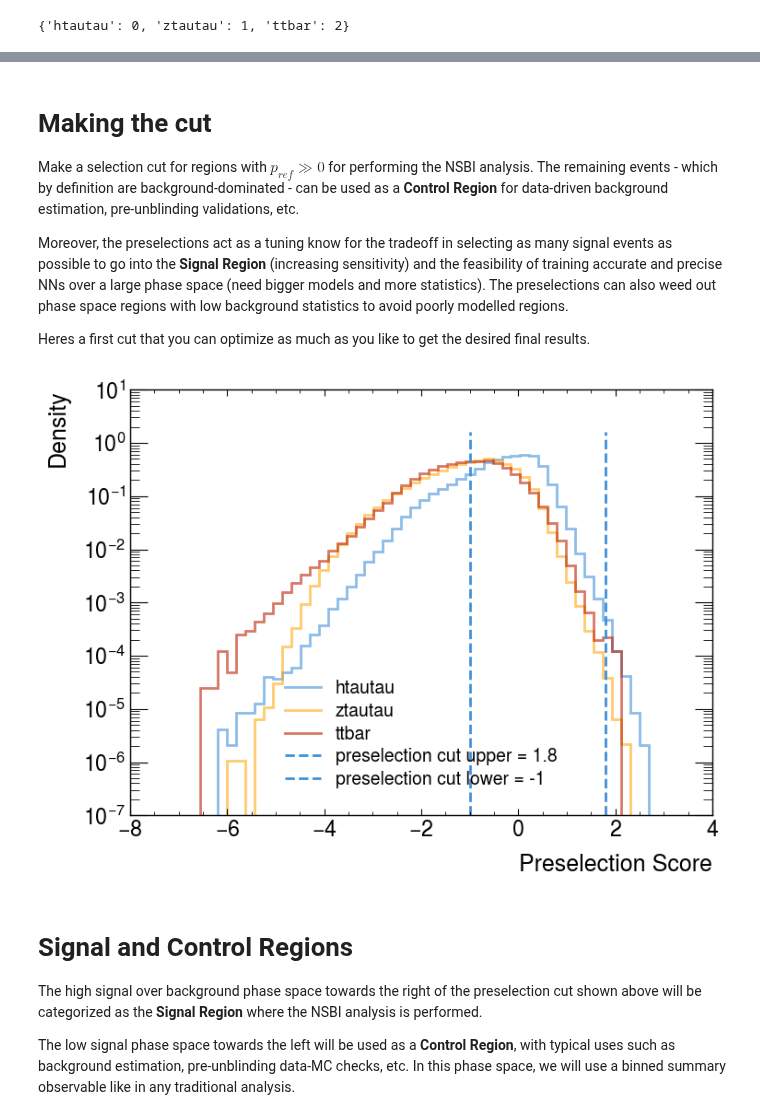
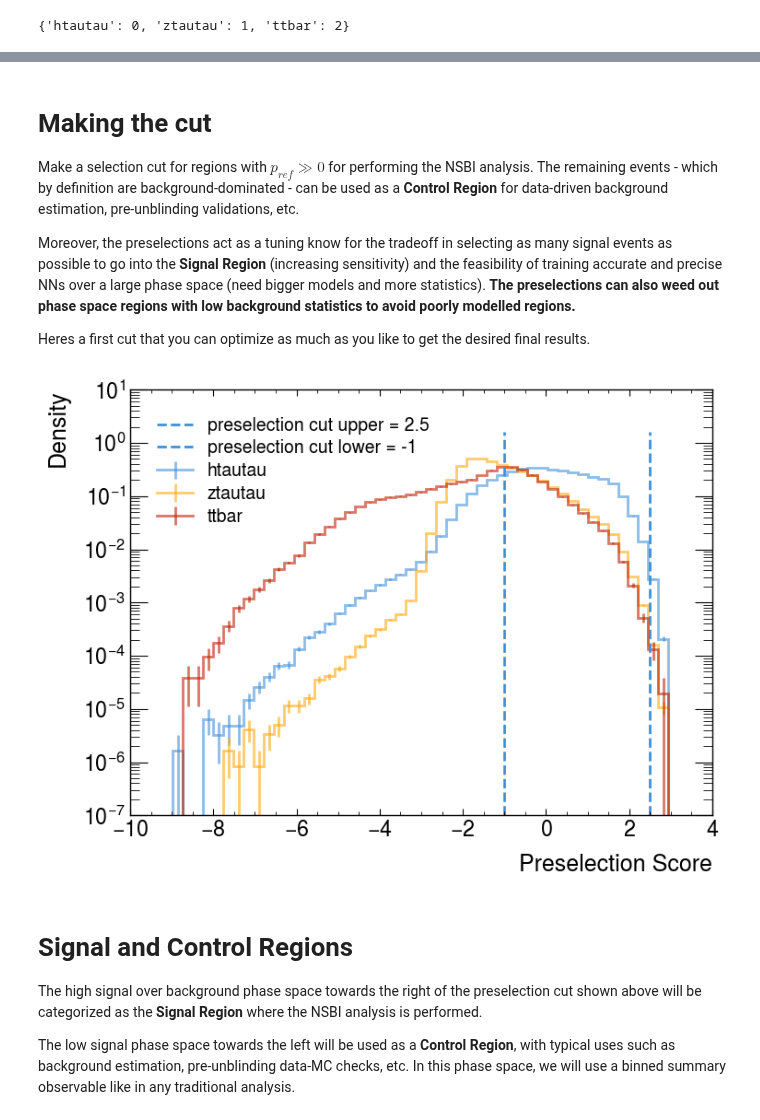
Before and after one commit to CrossGo14/NSBI-workflow-tutorial, a Jupyter notebook: FAIR_universe_Higgs_tautau/Neural_Likelihood_Ratio_Estimation.ipynb, the cells around one changed output, grey strips where cells are left out. Cells and saved outputs as stored; diff of their text form; code cells hidden in the pictures.

```diff
--- a/FAIR_universe_Higgs_tautau/Neural_Likelihood_Ratio_Estimation.ipynb
+++ b/FAIR_universe_Higgs_tautau/Neural_Likelihood_Ratio_Estimation.ipynb
@@ -160,7 +160,7 @@ preselectionTraining = TrainEvaluatePreselNN(dataset_incl_nominal, num_classes,
 # %%
 if USE_SAVED_PRESEL_PREDICTIONS:
     presel_score_incl = np.load(f"{saved_data}presel_score_incl.npy")
-    presel_score_incl = np.log(presel_score_incl)
+
 
 else:
     if not USE_SAVED_MODEL_PRESEL:
@@ -201,15 +198,20 @@ max_pred = np.amax(presel_score)
 bins = np.linspace(min_pred, max_pred, num=50)
 
 hist_NN_output = {}
+hist_NN_output_errs = {}
+
 for key in labels_dict:
     hist_NN_output[key], _ = np.histogram(presel_score[train_labels==labels_dict[key]],
                                           weights = weights[train_labels==labels_dict[key]], bins=bins)
+
+    hist_NN_output_errs[key], _ = np.histogram(presel_score[train_labels==labels_dict[key]],
+                                          weights = weights[train_labels==labels_dict[key]]**2, bins=bins)
 
 
 for key in labels_dict:
     hep.histplot(hist_NN_output[key], bins=bins,
              alpha=0.6, label=key,
-             density=True, linewidth=2.0)
+             density=True, linewidth=2.0, yerr = np.sqrt(hist_NN_output_errs[key]))
 
 plt.xlabel("Preselection Score", size=18)
 plt.ylabel("Density", size=18)
@@ -224,32 +226,33 @@ Making the cut
 
 Make a selection cut for regions with $p_{ref} \gg 0$ for performing the NSBI analysis. The remaining events - which by definition are background-dominated - can be used as a **Control Region** for data-driven background estimation, pre-unblinding validations, etc.
 
-Moreover, the preselections act as a tuning know for the tradeoff in selecting as many signal events as possible to go into the **Signal Region** (increasing sensitivity) and the feasibility of training accurate and precise NNs over a large phase space (need bigger models and more statistics). The preselections can also weed out phase space regions with low background statistics to avoid poorly modelled regions.
+Moreover, the preselections act as a tuning know for the tradeoff in selecting as many signal events as possible to go into the **Signal Region** (increasing sensitivity) and the feasibility of training accurate and precise NNs over a large phase space (need bigger models and more statistics). **The preselections can also weed out phase space regions with low background statistics to avoid poorly modelled regions.**
 
 Heres a first cut that you can optimize as much as you like to get the desired final results.
 # %%
 # Play around with these selections - decrease if estimators are unbiased but need more sensitivity and increase if the model is biased to reduce complexity
-preselection_cuts = {'upper': 1.8, 'lower': -1}
+preselection_cuts = {'upper': 2.5, 'lower': -1}
 np.save(f"{saved_data}preselection_cuts.npy", preselection_cuts)
 
 
 for key in labels_dict:
-    hep.histplot(hist_NN_output[key], bins=bins,
-             alpha=0.6, label=key,
-             density=True, linewidth=2.0)
+    hep.histplot(hist_NN_output[key], bins = bins,
+             alpha = 0.6, label = key,
+             density = True, linewidth = 2.0,
+                 yerr = np.sqrt(hist_NN_output_errs[key]))
 
 plt.xlabel("Preselection Score", size=18)
 
 for key in preselection_cuts:
     if preselection_cuts[key] != -999:
         plt.axvline(preselection_cuts[key], ymax=0.9, linestyle='--', label=f'preselection cut {key} = {preselection_cuts[key]}')
 
 plt.ylabel("Density", size=18)
-plt.legend()
+plt.legend(loc='upper left')
 plt.yscale('log')
 plt.show()
 # %% [output]
-[figure, old version]
+[figure, new version]
 # %% [markdown]
 Signal and Control Regions
 ===
```
Also changed, not shown: parts of 19 cells of this notebook, 4 other files.
